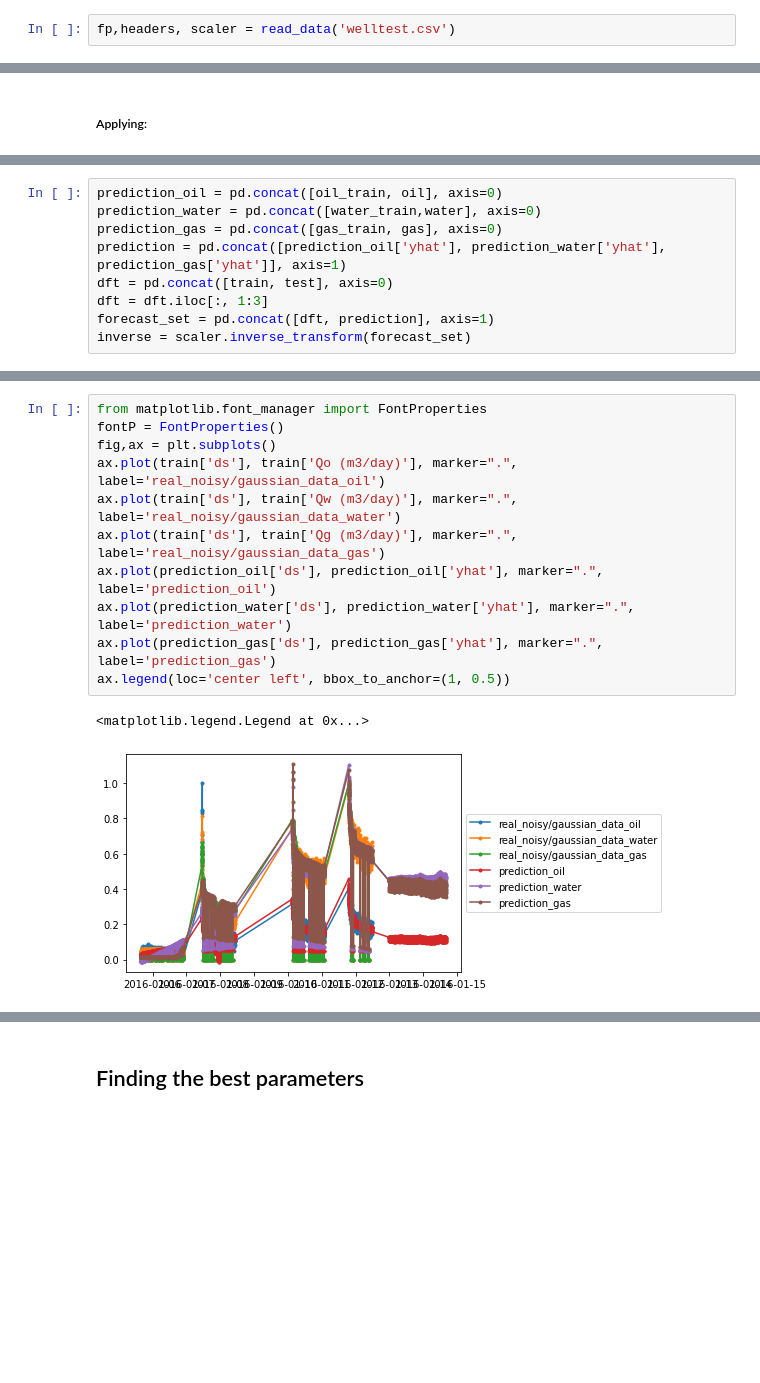
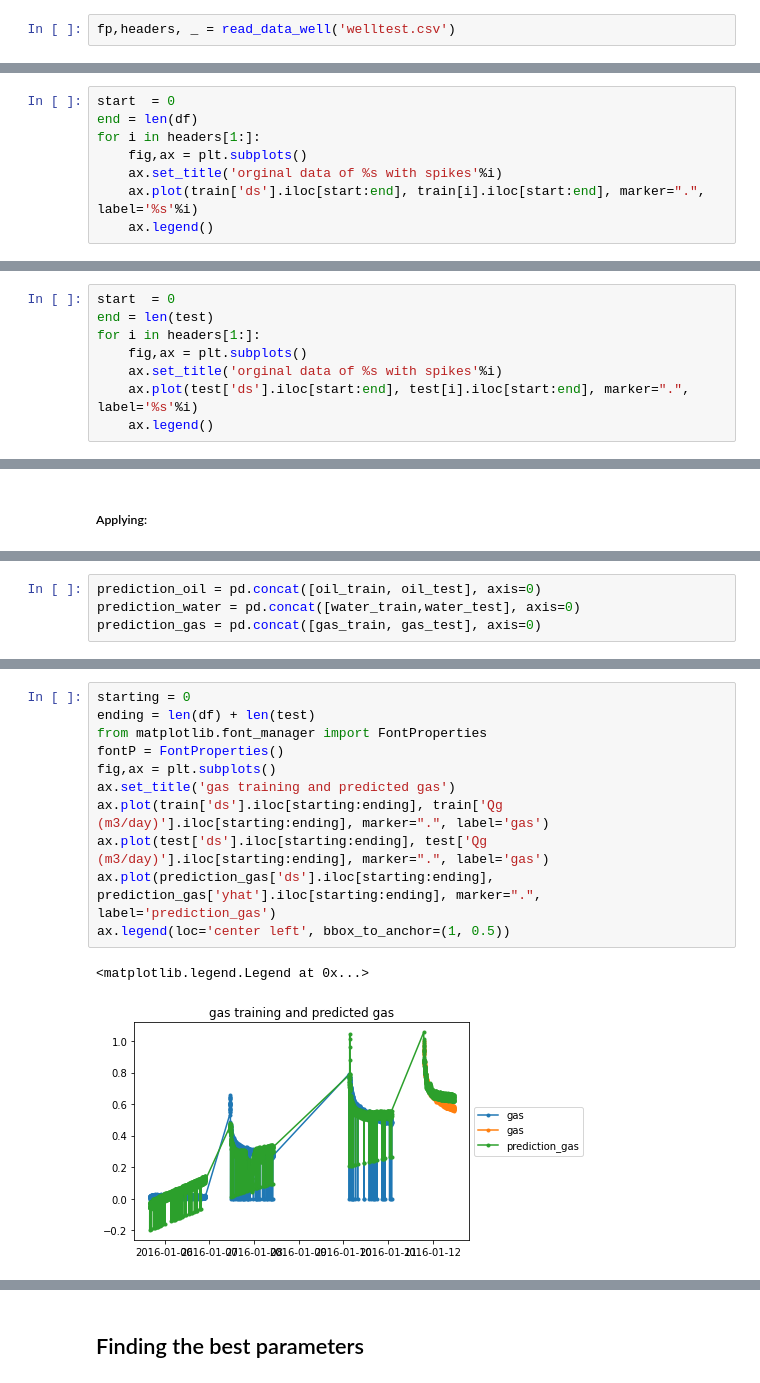
Before and after one commit to ridhaalkhabaz/DeepAR_Prophet_TCN_VFM, a Jupyter notebook: Prophet_VFM.ipynb, the cells around one changed output, grey strips where cells are left out. Cells and saved outputs as stored; diff of their text form; blank space fills up the shorter version.

```diff
--- a/Prophet_VFM.ipynb
+++ b/Prophet_VFM.ipynb
@@ -280,5 +334,5 @@ def read_data(fname, plot_data = False):
 # %%
-fp,headers, scaler = read_data('welltest.csv')
+fp,headers, _ = read_data_well('welltest.csv')
 # %% [markdown]
 ##### Whole day training:
 # %%
@@ -299,0 +373,8 @@ ax.legend()
+# %%
+start  = 0
+end = len(df)
+for i in headers[1:]:
+    fig,ax = plt.subplots()
+    ax.set_title('orginal data of %s with spikes'%i)
+    ax.plot(train['ds'].iloc[start:end], train[i].iloc[start:end], marker=".", label='%s'%i)
+    ax.legend()
@@ -299,0 +387,8 @@ ax.legend()
+# %%
+start  = 0
+end = len(test)
+for i in headers[1:]:
+    fig,ax = plt.subplots()
+    ax.set_title('orginal data of %s with spikes'%i)
+    ax.plot(test['ds'].iloc[start:end], test[i].iloc[start:end], marker=".", label='%s'%i)
+    ax.legend()
@@ -376,9 +495,4 @@ for i in range(0,3):
 # %%
-prediction_oil = pd.concat([oil_train, oil], axis=0)
-prediction_water = pd.concat([water_train,water], axis=0)
-prediction_gas = pd.concat([gas_train, gas], axis=0)
-prediction = pd.concat([prediction_oil['yhat'], prediction_water['yhat'], prediction_gas['yhat']], axis=1)
-dft = pd.concat([train, test], axis=0)
-dft = dft.iloc[:, 1:3]
-forecast_set = pd.concat([dft, prediction], axis=1)
-inverse = scaler.inverse_transform(forecast_set)
+prediction_oil = pd.concat([oil_train, oil_test], axis=0)
+prediction_water = pd.concat([water_train,water_test], axis=0)
+prediction_gas = pd.concat([gas_train, gas_test], axis=0)
@@ -385,14 +527,14 @@ inverse = scaler.inverse_transform(forecast_set)
 # %%
+starting = 0
+ending = len(df) + len(test)
 from matplotlib.font_manager import FontProperties
 fontP = FontProperties()
 fig,ax = plt.subplots()
-ax.plot(train['ds'], train['Qo (m3/day)'], marker=".", label='real_noisy/gaussian_data_oil')
-ax.plot(train['ds'], train['Qw (m3/day)'], marker=".", label='real_noisy/gaussian_data_water')
-ax.plot(train['ds'], train['Qg (m3/day)'], marker=".", label='real_noisy/gaussian_data_gas')
-ax.plot(prediction_oil['ds'], prediction_oil['yhat'], marker=".", label='prediction_oil')
-ax.plot(prediction_water['ds'], prediction_water['yhat'], marker=".", label='prediction_water')
-ax.plot(prediction_gas['ds'], prediction_gas['yhat'], marker=".", label='prediction_gas')
+ax.set_title('gas training and predicted gas')
+ax.plot(train['ds'].iloc[starting:ending], train['Qg (m3/day)'].iloc[starting:ending], marker=".", label='gas')
+ax.plot(test['ds'].iloc[starting:ending], test['Qg (m3/day)'].iloc[starting:ending], marker=".", label='gas')
+ax.plot(prediction_gas['ds'].iloc[starting:ending], prediction_gas['yhat'].iloc[starting:ending], marker=".", label='prediction_gas')
 ax.legend(loc='center left', bbox_to_anchor=(1, 0.5))
 # %% [output]
 <matplotlib.legend.Legend at 0x...>
-[figure, old version]
+[figure, new version]
```
Also changed, not shown: parts of 47 cells of this notebook, 1 other file.
